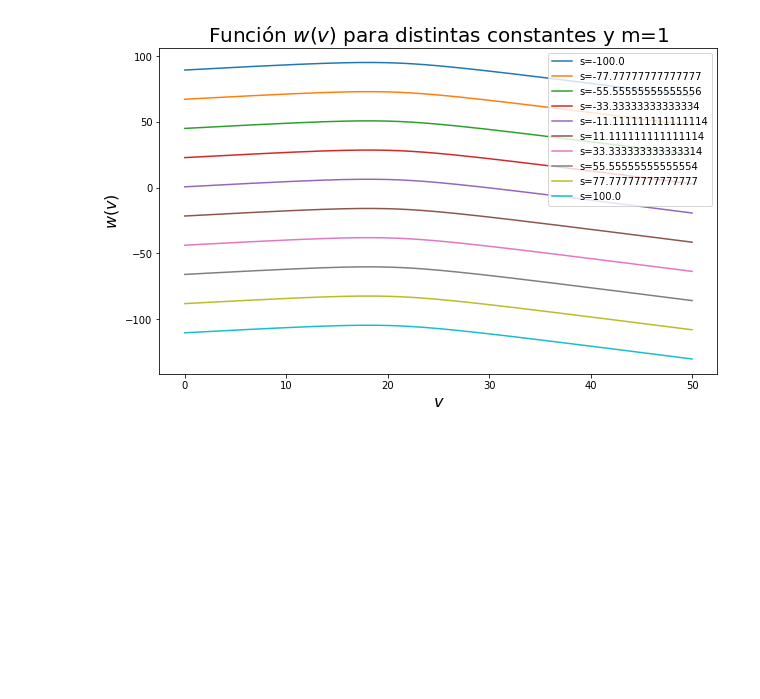
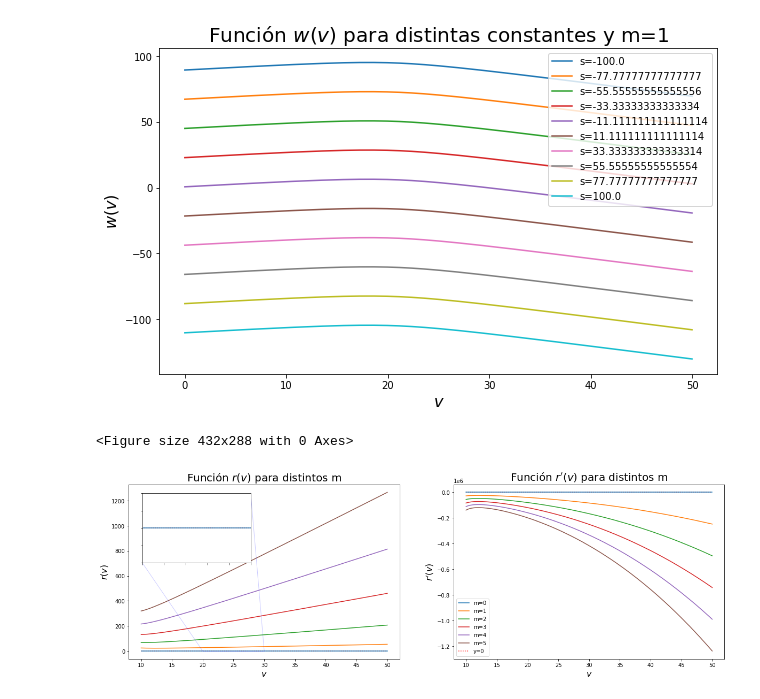
Before and after one commit to ElTapia/Jamiton, a Jupyter notebook: ODE_Jamiton/ODE_jamiton.ipynb, the cells around one changed output. Saved outputs shown, nothing was run; the diff lists cells and outputs as text; code cells hidden in the pictures; blank space fills up the shorter version.

Commit message:
Gráfico para r y r'

```diff
--- a/ODE_Jamiton/ODE_jamiton.ipynb
+++ b/ODE_Jamiton/ODE_jamiton.ipynb
@@ -164,3 +164,45 @@ plt.show()
 # %% [output]
 <Figure size 432x288 with 0 Axes>
 [figure]
+# %%
+# Funciones r(v) y r'(v)
+
+vmin = 10
+vmax = 50
+v_to_plot = np.linspace(vmin, vmax, 500)
+ms = np.arange(0, 6)
+
+plt.clf()
+fig, axs = plt.subplots(1, 2, figsize=(20, 6))
+axs[0].hlines(0, xmin=vmin, xmax=vmax, color="red", linestyles="dotted", label="y=0")
+axs[1].hlines(0, xmin=vmin, xmax=vmax, color="red", linestyles="dotted", label="y=0")
+
+for mm in ms:
+    axs[0].plot(v_to_plot, r(v_to_plot, mm), label="m={}".format(mm))
+    axs[0].set_xlabel(r"$v$", fontsize=16)
+    axs[0].set_ylabel(r"$r(v)$", fontsize=16)
+    axs[0].set_title(r"Función $r(v)$ para distintos m".format(m), fontsize=20)
+
+    axs[1].plot(v_to_plot, r_prime(v_to_plot, mm), label="m={}".format(mm))
+    axs[1].set_xlabel(r"$v$", fontsize=16)
+    axs[1].set_ylabel(r"$r'(v)$", fontsize=16)
+    axs[1].set_title(r"Función $r'(v)$ para distintos m".format(m), fontsize=20)
+
+ax_mini = axs[0].inset_axes([0.05, 0.55, 0.4, 0.4])
+
+ax_mini.plot(v_to_plot, r(v_to_plot, ms[0]))
+ax_mini.hlines(0, xmin=vmin, xmax=vmax, color="red", linestyles="dotted")
+ax_mini.set_ylim(-0.01, 0.01)
+ax_mini.set_xlim(20, 30)
+#ax_mini.grid()
+
+ax_mini.set_xticklabels('')
+ax_mini.set_yticklabels('')
+axs[0].indicate_inset_zoom(ax_mini, alpha=0.2, edgecolor="blue")
+
+plt.legend(fontsize=10)
+#plt.savefig("Graficos/r_r_prima_distintos_m")
+plt.show()
+# %% [output]
+<Figure size 432x288 with 0 Axes>
+[figure, added]
```
